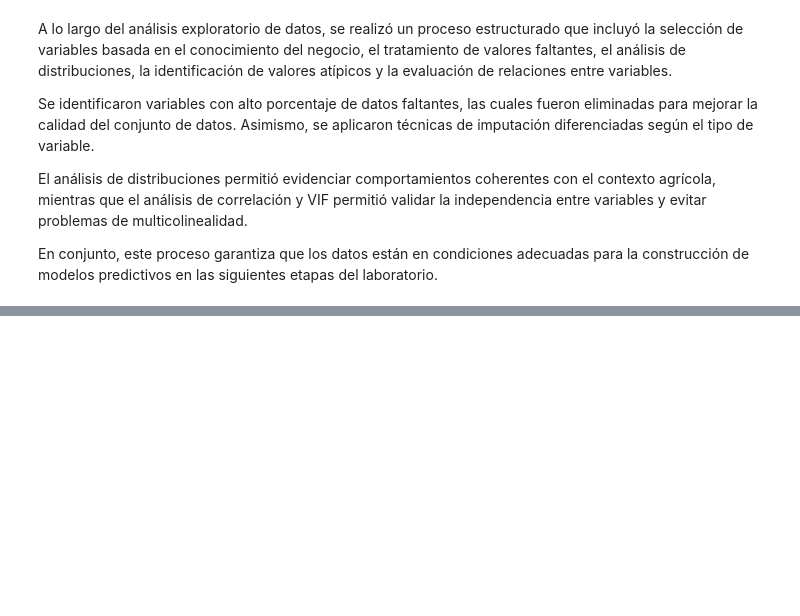
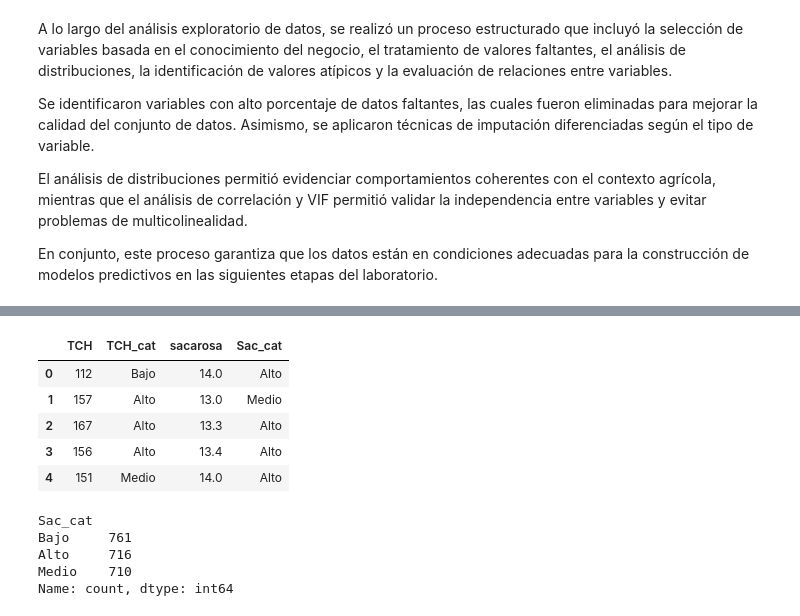
Before and after one commit to esuetorres/Lab-Industria-azucarera-APOIII, a Jupyter notebook: laboratorio_azucar/notebooks/02_eda_preprocesamiento.ipynb, the cells around one changed output, grey strips where cells are left out. Saved outputs shown, nothing was run; the diff lists cells and outputs as text; code cells hidden in the pictures; blank space fills up the shorter version.

```diff
--- a/laboratorio_azucar/notebooks/02_eda_preprocesamiento.ipynb
+++ b/laboratorio_azucar/notebooks/02_eda_preprocesamiento.ipynb
@@ -326,0 +349,24 @@ En conjunto, este proceso garantiza que los datos están en condiciones adecuada
+# %%
+# Categorizar TCH
+ipsa["TCH_cat"] = pd.qcut(ipsa["TCH"], q=3, labels=["Bajo", "Medio", "Alto"])
+
+# Categorizar sacarosa
+ipsa["Sac_cat"] = pd.qcut(ipsa["sacarosa"], q=3, labels=["Bajo", "Medio", "Alto"])
+
+ipsa[["TCH", "TCH_cat", "sacarosa", "Sac_cat"]].head()
+# %% [output]
+|  | TCH | TCH_cat | sacarosa | Sac_cat |
+| 0 | 112 | Bajo | 14.0 | Alto |
+| 1 | 157 | Alto | 13.0 | Medio |
+| 2 | 167 | Alto | 13.3 | Alto |
+| 3 | 156 | Alto | 13.4 | Alto |
+| 4 | 151 | Medio | 14.0 | Alto |
+# %%
+ipsa["TCH_cat"].value_counts()
+ipsa["Sac_cat"].value_counts()
+# %% [output]
+Sac_cat
+Bajo     761
+Alto     716
+Medio    710
+Name: count, dtype: int64
```
Also changed, not shown: parts of 9 cells of this notebook.
